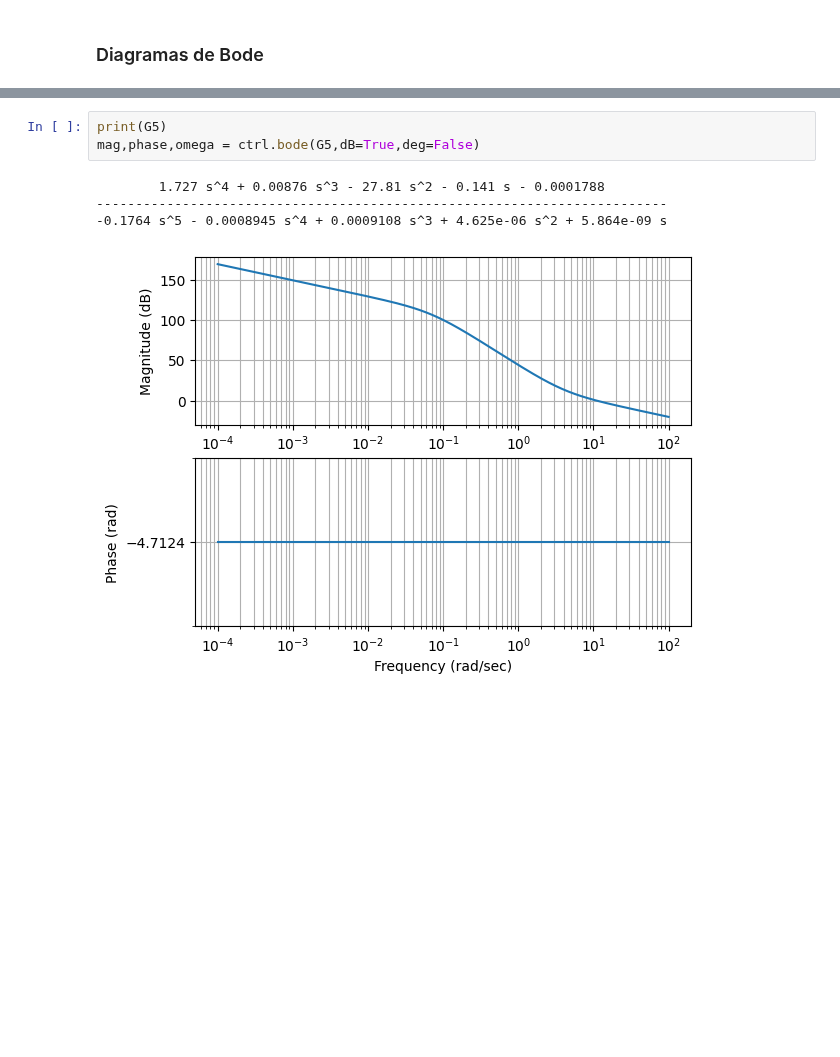
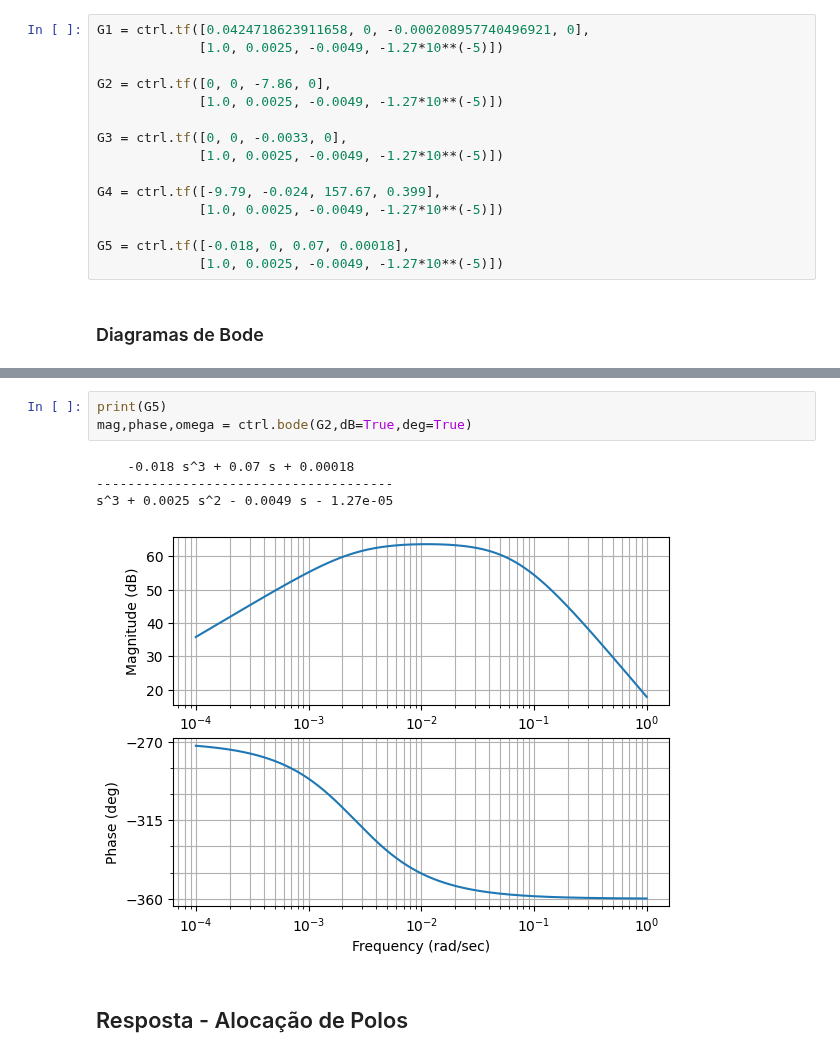
Before and after one commit to lucascarvalho10/pme3481, a Jupyter notebook: E2/resposta_em_frequencia.ipynb, the cells around one changed output, grey strips where cells are left out. Drawn from its saved outputs; the diff is of its cells as text; blank space fills up the shorter version.

```diff
--- a/E2/resposta_em_frequencia.ipynb
+++ b/E2/resposta_em_frequencia.ipynb
@@ -157,3 +25,18 @@ G7 = ctrl.tf([-6.75972228172808, -0.0171409930780787, 0],
+# %%
+G1 = ctrl.tf([0.0424718623911658, 0, -0.000208957740496921, 0],
+             [1.0, 0.0025, -0.0049, -1.27*10**(-5)])
+
+G2 = ctrl.tf([0, 0, -7.86, 0],
+             [1.0, 0.0025, -0.0049, -1.27*10**(-5)])
+
+G3 = ctrl.tf([0, 0, -0.0033, 0],
+             [1.0, 0.0025, -0.0049, -1.27*10**(-5)])
+
+G4 = ctrl.tf([-9.79, -0.024, 157.67, 0.399],
+             [1.0, 0.0025, -0.0049, -1.27*10**(-5)])
+
+G5 = ctrl.tf([-0.018, 0, 0.07, 0.00018],
+             [1.0, 0.0025, -0.0049, -1.27*10**(-5)])
 # %% [markdown]
 ### Diagramas de Bode
 # %%
@@ -190,8 +81,10 @@ mag,phase,omega = ctrl.bode(G3,dB=True,deg=False)
 # %%
 print(G5)
-mag,phase,omega = ctrl.bode(G5,dB=True,deg=False)
+mag,phase,omega = ctrl.bode(G2,dB=True,deg=True)
 # %% [output]
-        1.727 s^4 + 0.00876 s^3 - 27.81 s^2 - 0.141 s - 0.0001788
--------------------------------------------------------------------------
--0.1764 s^5 - 0.0008945 s^4 + 0.0009108 s^3 + 4.625e-06 s^2 + 5.864e-09 s
+    -0.018 s^3 + 0.07 s + 0.00018
+--------------------------------------
+s^3 + 0.0025 s^2 - 0.0049 s - 1.27e-05
-[figure, old version]
+[figure, new version]
+# %% [markdown]
+## Resposta - Alocação de Polos
```
Also changed, not shown: parts of 28 cells of this notebook, 8 other files.
